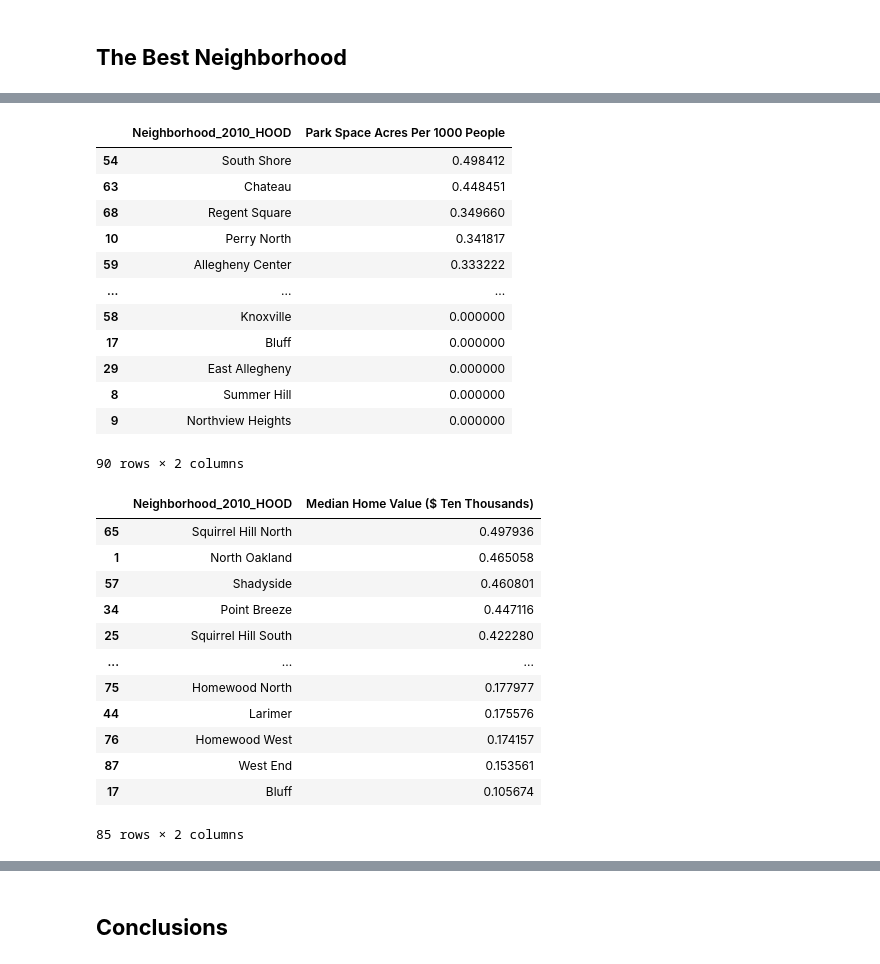
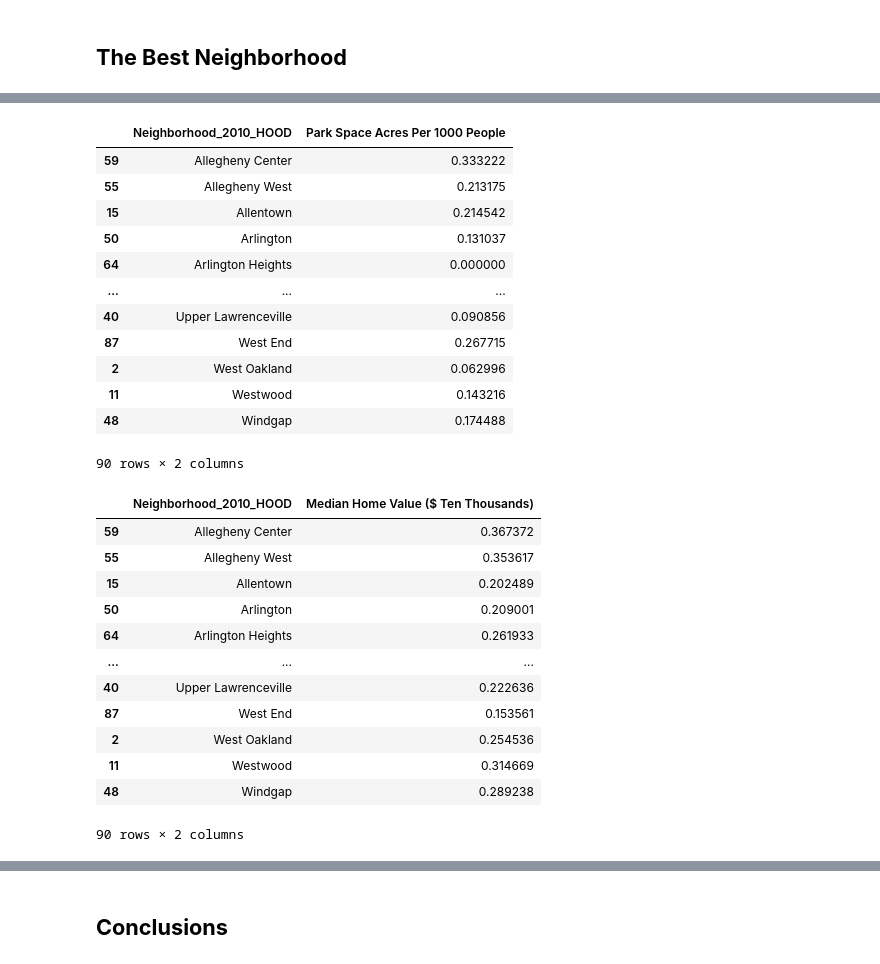
Before and after one commit to JamesW6/BestNeighborhoodProject, a Jupyter notebook: Report (2).ipynb, the cells around one changed output, grey strips where cells are left out. Drawn from its saved outputs; the diff is of its cells as text; code cells hidden in the pictures.

```diff
--- a/Report (2).ipynb
+++ b/Report (2).ipynb
@@ -36,7 +36,7 @@ df = df[["Median Home Value ($ Ten Thousands)", "Neighborhood_2010_HOOD", "Park
 df["Median Home Value ($ Ten Thousands)"]=df["Median Home Value ($ Ten Thousands)"].replace('[\$,]', '', regex=True).astype(float)
 df["Median Home Value ($ Ten Thousands)"]=df["Median Home Value ($ Ten Thousands)"].divide(10000)
 df=df.sort_values(by="Park Space Acres Per 1000 People")
-james1=df.dropna(subset="Park Space Acres Per 1000 People")
+james1=df#.dropna(subset="Park Space Acres Per 1000 People")
 james1.plot(
     kind="bar",
     x="Neighborhood_2010_HOOD",
@@ -48,7 +48,7 @@ plt.xlabel("Neighborhoods")
 plt.ylabel("Park Space")
 plt.tight_layout()
 plt.show()
-james2=df.dropna(subset="Median Home Value ($ Ten Thousands)")
+james2=df#.dropna(subset="Median Home Value ($ Ten Thousands)")
 james2=james2.sort_values(by="Median Home Value ($ Ten Thousands)")
 james2.plot(
     kind="bar",
@@ -211,27 +209,30 @@ countsFormula
 # %%
 # Park Acres
 
 james1Acres = .5*((1/np.cbrt(200))*(np.cbrt(james1.iloc[:,[2]])))
 james1Acres = james1Acres.sort_values('Park Space Acres Per 1000 People', ascending=False)
 james1Neighborhood = james1.iloc[:,1]
 james1Neighborhood = pd.DataFrame(james1Neighborhood)
 james1Neighborhood = james1Neighborhood.iloc[::-1]
 james1Formula = pd.concat([james1Neighborhood, james1Acres], axis=1)
+james1Formula=james1Formula.sort_values(by="Neighborhood_2010_HOOD")
+#james1Formula=james1Formula['Park Space Acres Per 1000 People']
+#james1Formula=james1Formula.to_frame()
+##should be good
 james1Formula
-##should be good
 # %% [output]
 |  | Neighborhood_2010_HOOD | Park Space Acres Per 1000 People |
-| 54 | South Shore | 0.498412 |
-| 63 | Chateau | 0.448451 |
-| 68 | Regent Square | 0.349660 |
-| 10 | Perry North | 0.341817 |
 | 59 | Allegheny Center | 0.333222 |
+| 55 | Allegheny West | 0.213175 |
+| 15 | Allentown | 0.214542 |
+| 50 | Arlington | 0.131037 |
+| 64 | Arlington Heights | 0.000000 |
 | ... | ... | ... |
-| 58 | Knoxville | 0.000000 |
-| 17 | Bluff | 0.000000 |
-| 29 | East Allegheny | 0.000000 |
-| 8 | Summer Hill | 0.000000 |
-| 9 | Northview Heights | 0.000000 |
+| 40 | Upper Lawrenceville | 0.090856 |
+| 87 | West End | 0.267715 |
+| 2 | West Oakland | 0.062996 |
+| 11 | Westwood | 0.143216 |
+| 48 | Windgap | 0.174488 |
 90 rows × 2 columns
 # %%
 # Median Home Value
@@ -242,22 +243,24 @@ james2Value = .5*((1/np.log10(35))*(np.log10(james2Value)))
 james2Neighborhood = james2.iloc[:,1]
 james2Neighborhood = james2Neighborhood.iloc[::-1]
 james2Formula = pd.concat([james2Neighborhood, james2Value], axis=1)
+james2Formula=james2Formula.sort_values(by="Neighborhood_2010_HOOD")
+#james2Formula=james2Formula["Median Home Value ($ Ten Thousands)"]
 james2Formula
 #should be good
 # %% [output]
 |  | Neighborhood_2010_HOOD | Median Home Value ($ Ten Thousands) |
-| 65 | Squirrel Hill North | 0.497936 |
-| 1 | North Oakland | 0.465058 |
-| 57 | Shadyside | 0.460801 |
-| 34 | Point Breeze | 0.447116 |
-| 25 | Squirrel Hill South | 0.422280 |
+| 59 | Allegheny Center | 0.367372 |
+| 55 | Allegheny West | 0.353617 |
+| 15 | Allentown | 0.202489 |
+| 50 | Arlington | 0.209001 |
+| 64 | Arlington Heights | 0.261933 |
 | ... | ... | ... |
-| 75 | Homewood North | 0.177977 |
-| 44 | Larimer | 0.175576 |
-| 76 | Homewood West | 0.174157 |
+| 40 | Upper Lawrenceville | 0.222636 |
 | 87 | West End | 0.153561 |
-| 17 | Bluff | 0.105674 |
+| 2 | West Oakland | 0.254536 |
+| 11 | Westwood | 0.314669 |
+| 48 | Windgap | 0.289238 |
-85 rows × 2 columns
+90 rows × 2 columns
 # %%
 # Playground
 
```
Also changed, not shown: parts of 7 cells of this notebook, 1 other file.
